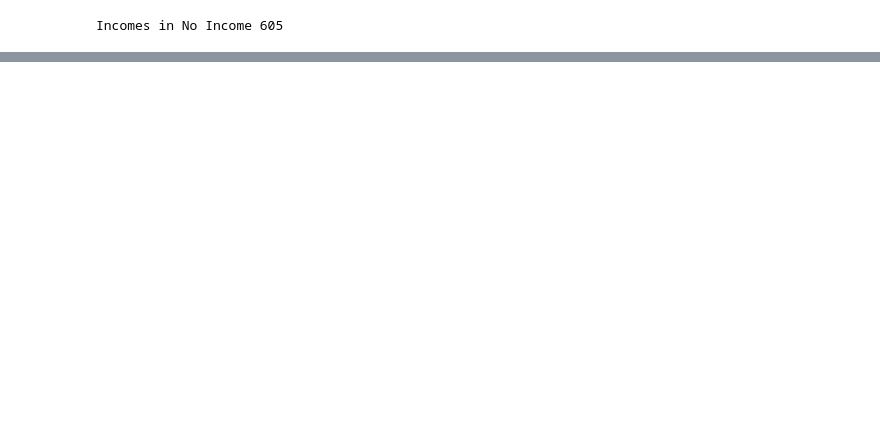
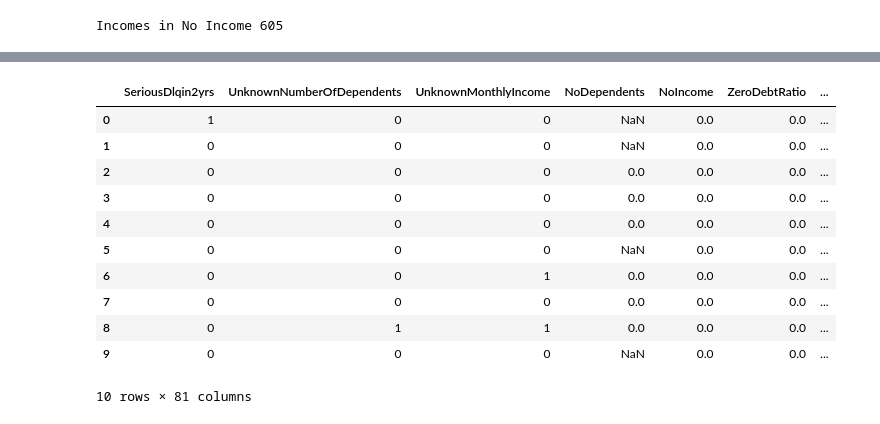
Before and after one commit to rodsnjr/credit-scoring, a Jupyter notebook: Data-Transform.ipynb, the cells around one changed output, grey strips where cells are left out. Saved outputs shown, nothing was run; the diff lists cells and outputs as text; code cells hidden in the pictures; blank space fills up the shorter version.

```diff
--- a/Data-Transform.ipynb
+++ b/Data-Transform.ipynb
@@ -382,0 +228,58 @@ TODO
+# %%
+training['LogDebtPerDelinquency'] = training.LogDebt - np.log1p(training.NumberOfTimesPastDue)
+training['LogDebtPer90DaysLate'] = training.LogDebt - np.log1p(training.NumberOfTimes90DaysLate)
+# %%
+training['LogUnknownIncomeDebtRatio'] = np.log(training.UnknownIncomeDebtRatio)
+training.LogUnknownIncomeDebtRatio = training.LogUnknownIncomeDebtRatio.replace([np.inf], 0)
+
+training['LogUnknownIncomeDebtRatioPerPerson'] = training.LogUnknownIncomeDebtRatio - training.LogHouseholdSize
+training['LogUnknownIncomeDebtRatioPerLine'] = (training.LogUnknownIncomeDebtRatio -
+                                            np.log1p(training.NumberOfOpenCreditLinesAndLoans))
+
+training['LogUnknownIncomeDebtRatioPerRealEstateLine'] = (training['LogUnknownIncomeDebtRatio'] -
+                                                        np.log1p(training.NumberOfTimesPastDue))
+
+training['LogUnknownIncomeDebtRatioPerDelinquency'] = (training.LogUnknownIncomeDebtRatio -
+                                                    np.log1p(training.NumberOfTimesPastDue))
+
+training['LogUnknownIncomeDebtRatioPer90DaysLate'] = (training.LogUnknownIncomeDebtRatio -
+                                                      np.log1p(training.NumberOfTimes90DaysLate))
+# %%
+training['LogNumberRealEstateLoansOrLines'] = np.log(training.NumberRealEstateLoansOrLines)
+training.LogNumberRealEstateLoansOrLines = training.LogNumberRealEstateLoansOrLines.replace([np.inf], 0)
+
+training = training.drop(['NumberRealEstateLoansOrLines'], axis=1)
+# %%
+training = training.drop(['NumberOfOpenCreditLinesAndLoans',
+                         'NumberOfTimesPastDue',
+                         'NumberOfTimes90DaysLate',
+                         'NumberOfTime3059DaysPastDueNotWorse',
+                         'NumberOfTime6089DaysPastDueNotWorse'], axis=1)
+# %%
+"""
+  x$LowAge <- as.integer(x$age < 18)
+  x$Log.age <- log(x$age - 17)
+  x$Log.age[x$LowAge == 1] <- 0
+  x$age <- NULL
+"""
+
+training['LowAge'] = training.age[training.age < 18].astype(int)
+training['Logage'] = np.log(training.age - 17)
+training.loc[training.LowAge == 1, 'Logage'] = 0
+
+training = training.drop(['age'], axis=1)
+
+training.head(10)
+# %% [output]
+|  | SeriousDlqin2yrs | UnknownNumberOfDependents | UnknownMonthlyIncome | NoDependents | NoIncome | ZeroDebtRatio | ... |
+| 0 | 1 | 0 | 0 | NaN | 0.0 | 0.0 | ... |
+| 1 | 0 | 0 | 0 | NaN | 0.0 | 0.0 | ... |
+| 2 | 0 | 0 | 0 | 0.0 | 0.0 | 0.0 | ... |
+| 3 | 0 | 0 | 0 | 0.0 | 0.0 | 0.0 | ... |
+| 4 | 0 | 0 | 0 | 0.0 | 0.0 | 0.0 | ... |
+| 5 | 0 | 0 | 0 | NaN | 0.0 | 0.0 | ... |
+| 6 | 0 | 0 | 1 | 0.0 | 0.0 | 0.0 | ... |
+| 7 | 0 | 0 | 0 | 0.0 | 0.0 | 0.0 | ... |
+| 8 | 0 | 1 | 1 | 0.0 | 0.0 | 0.0 | ... |
+| 9 | 0 | 0 | 0 | NaN | 0.0 | 0.0 | ... |
+10 rows × 81 columns
```
Also changed, not shown: parts of 51 cells of this notebook, 11 other files.
